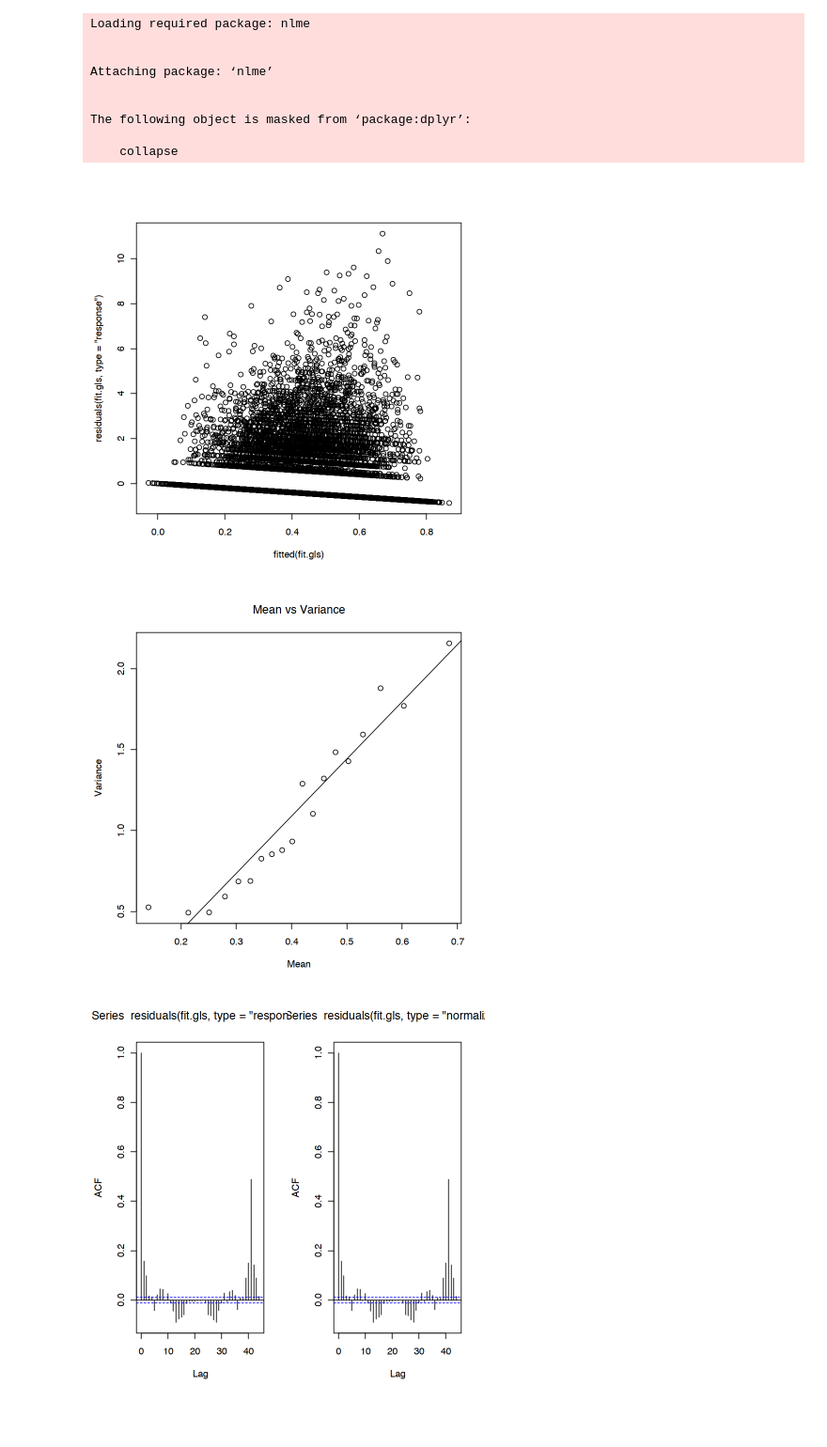
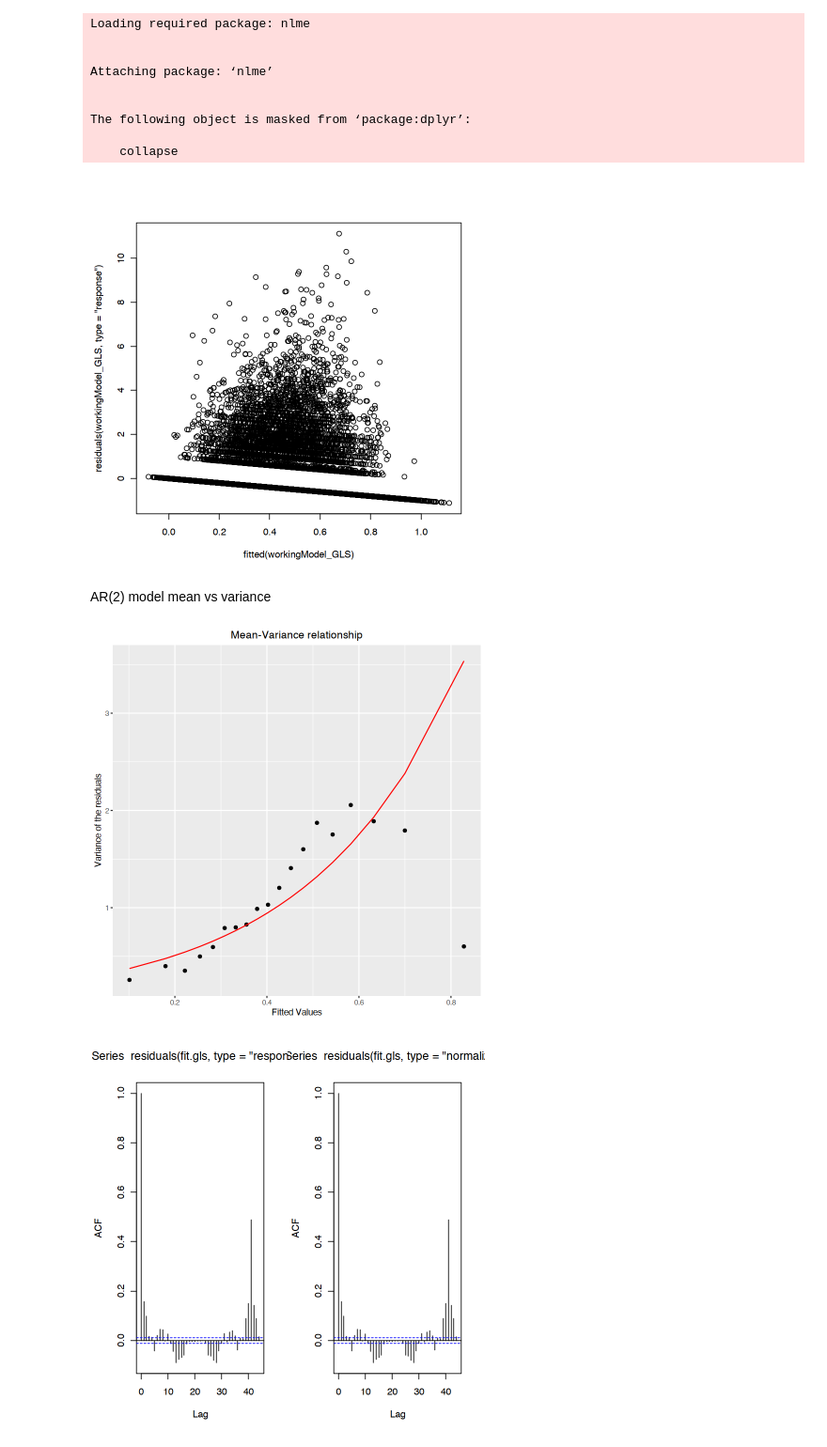
Before and after one commit to erikseulean/glm, a Jupyter notebook: glm_practical1.ipynb, the cells around one changed output. Shown at 94% size. Cells and saved outputs as stored; diff of their text form; code cells hidden in the pictures; blank space fills up the shorter version.

Commit message:
Add last points of the practical
Signed-off-by: Erik-Cristian Seulean <erikseulean@gmail.com>

```diff
--- a/glm_practical1.ipynb
+++ b/glm_practical1.ipynb
@@ -317,17 +318,30 @@ Attaching package: ‘nlme’
 The following object is masked from ‘package:dplyr’:
 
     collapse
+# %%
+require(nlme)
+workingModel_GLS<- gls(sqrtdensity ~ tidestate + observationhour + impact + x.pos + y.pos +
+    MonthOfYear + impact:x.pos + impact:y.pos,
+    data = EIA, weights=varExp(), method="ML"
+)
 # %%
-plot(fitted(fit.gls), residuals(fit.gls, type='response'))
-cut.fit<-cut(fitted(fit.gls), breaks=quantile(fitted(fit.gls), probs=seq(0,1,length=20)))
-means1<- tapply(fitted(fit.gls), cut.fit, mean)
-variances1 <- tapply(residuals(fit.gls, type="response"), cut.fit, var)
+plot(fitted(workingModel_GLS), residuals(workingModel_GLS, type='response'))
+cut.fit<-cut(fitted(workingModel_GLS), breaks=quantile(fitted(workingModel_GLS), probs=seq(0,1,length=20)))
+means1<- tapply(fitted(workingModel_GLS), cut.fit, mean)
+variances1 <- tapply(residuals(workingModel_GLS, type="response"), cut.fit, var)
 # %% [output]
-[figure, old version]
+[figure, new version]
+# %% [markdown]
+AR(2) model mean vs variance
 # %%
-plot(x=means1, y=variances1, abline(lm(variances1 ~ means1)), xlab="Mean", ylab="Variance", main="Mean vs Variance")
+fitted1<- (summary(workingModel_GLS)$sigma^2)*exp(2*coef(workingModel_GLS$model)*means1)
+df = data.frame(means1, variances1, fitted1)
+colnames(df) = c("Means", "Vars", "Fitted")
+ggplot(df, aes(x=Means, y=Vars))+
+    geom_point()+geom_line(aes(Means, Fitted),color="red") +
+    xlab("Fitted Values") + ylab("Variance of the residuals") + ggtitle("Mean-Variance relationship") + theme(plot.title = element_text(hjust = 0.5))
 # %% [output]
-[figure, old version]
+[figure, new version]
 # %%
 par(mfrow=c(1,2))
 acf(residuals(fit.gls, type='response'))
```
Also changed, not shown: parts of 10 cells of this notebook.
